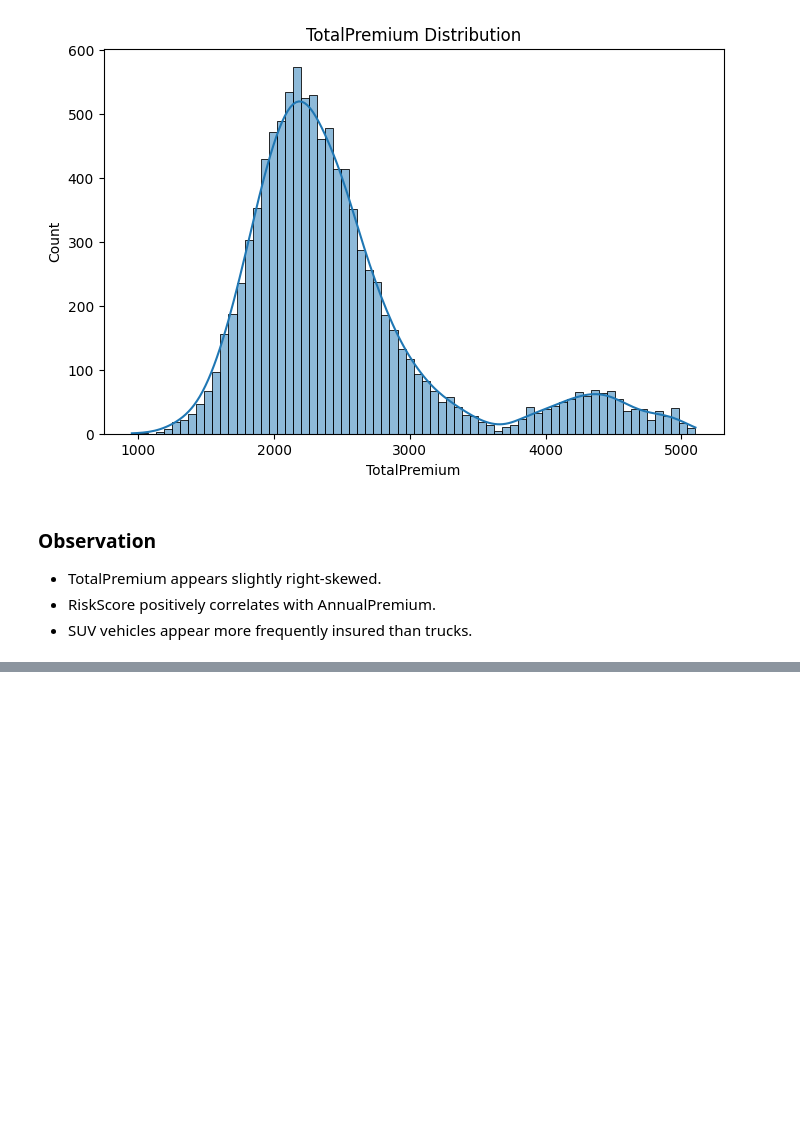
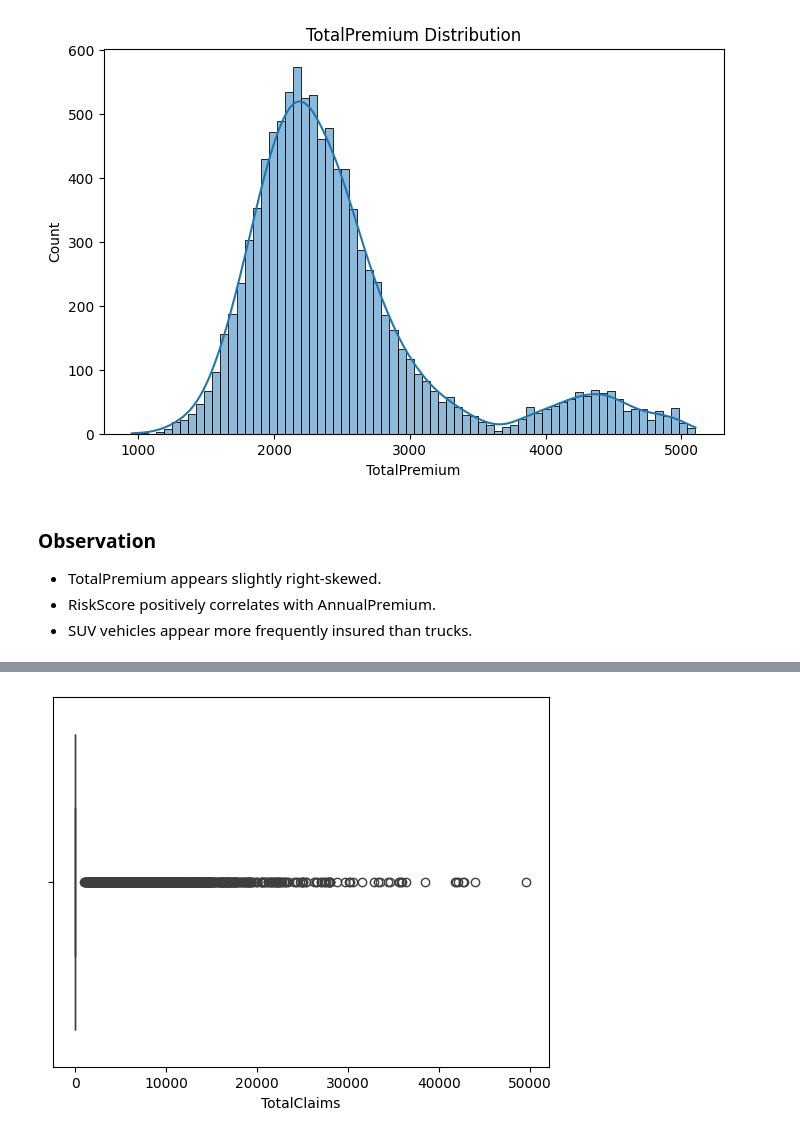
Before and after one commit to MisganaMessay/insurance-risk-analytics, a Jupyter notebook: notebooks/01_eda.ipynb, the cells around one changed output, grey strips where cells are left out. Cells and saved outputs as stored; diff of their text form; code cells hidden in the pictures; blank space fills up the shorter version.

```diff
--- a/notebooks/01_eda.ipynb
+++ b/notebooks/01_eda.ipynb
@@ -181,0 +238,5 @@ plot_histogram(df, "TotalPremium")
+# %%
+sns.boxplot(x=df["TotalClaims"])
+plt.show()
+# %% [output]
+[figure, added]
```
Also changed, not shown: parts of 16 cells of this notebook.
